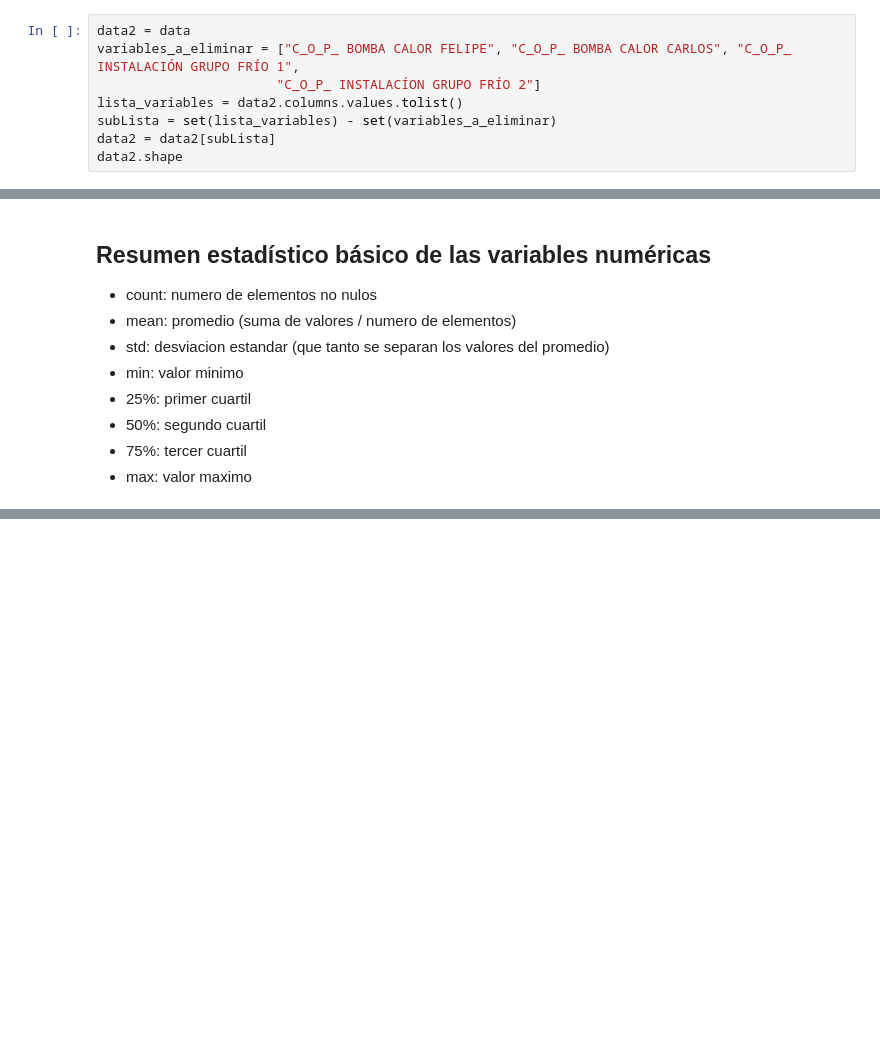
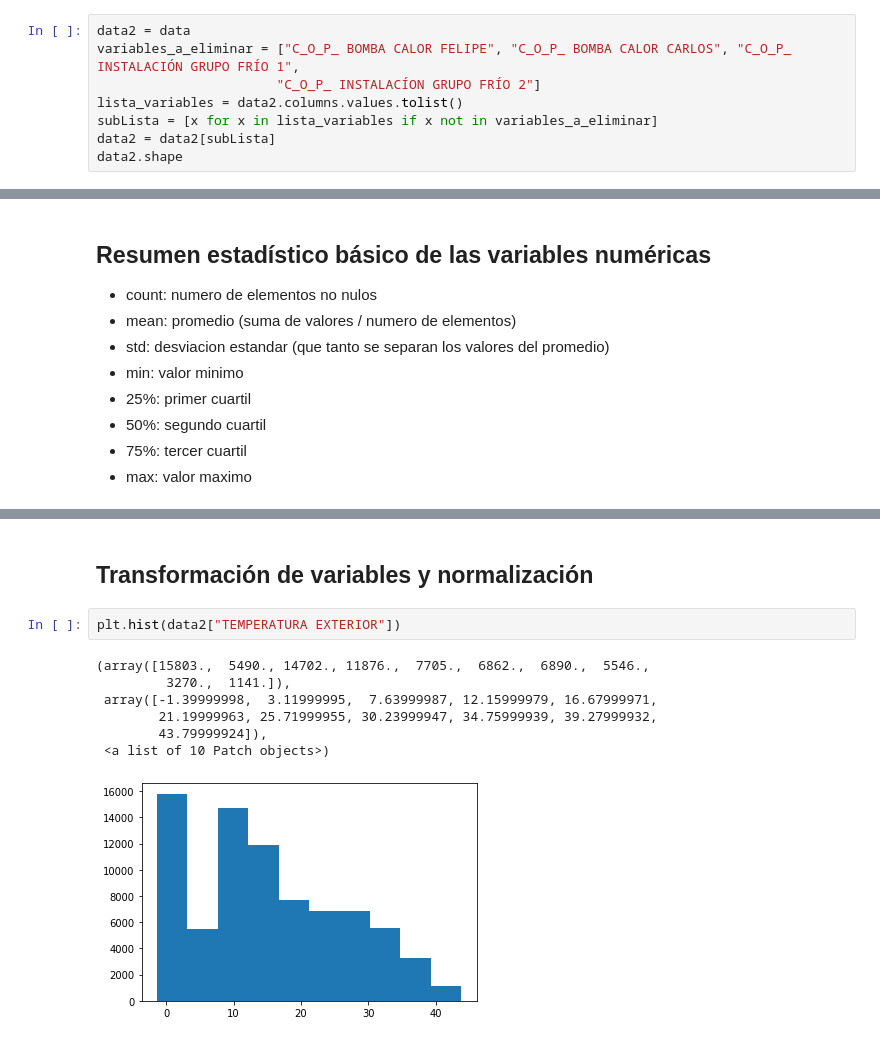
Before and after one commit to douglasag17/ML-SmartBuildings, a Jupyter notebook: PreparacionDeLosDatos/hvac.ipynb, the cells around one changed output, grey strips where cells are left out. Saved outputs shown, nothing was run; the diff lists cells and outputs as text; blank space fills up the shorter version.

Commit message:
elminacion de variables

```diff
--- a/PreparacionDeLosDatos/hvac.ipynb
+++ b/PreparacionDeLosDatos/hvac.ipynb
@@ -38,7 +38,7 @@ data2 = data
 variables_a_eliminar = ["C_O_P_ BOMBA CALOR FELIPE", "C_O_P_ BOMBA CALOR CARLOS", "C_O_P_ INSTALACIÓN GRUPO FRÍO 1",
                        "C_O_P_ INSTALACÍON GRUPO FRÍO 2"]
 lista_variables = data2.columns.values.tolist()
-subLista = set(lista_variables) - set(variables_a_eliminar)
+subLista = [x for x in lista_variables if x not in variables_a_eliminar]
 data2 = data2[subLista]
 data2.shape
 # %% [output]
@@ -70,0 +60,12 @@ describeData2
+# %% [markdown]
+## Transformación de variables y normalización
+# %%
+plt.hist(data2["TEMPERATURA EXTERIOR"])
+# %% [output]
+(array([15803.,  5490., 14702., 11876.,  7705.,  6862.,  6890.,  5546.,
+         3270.,  1141.]),
+ array([-1.39999998,  3.11999995,  7.63999987, 12.15999979, 16.67999971,
+        21.19999963, 25.71999955, 30.23999947, 34.75999939, 39.27999932,
+        43.79999924]),
+ <a list of 10 Patch objects>)
+[figure, added]
```
Also changed, not shown: parts of 1 cell of this notebook, 1 other file.
